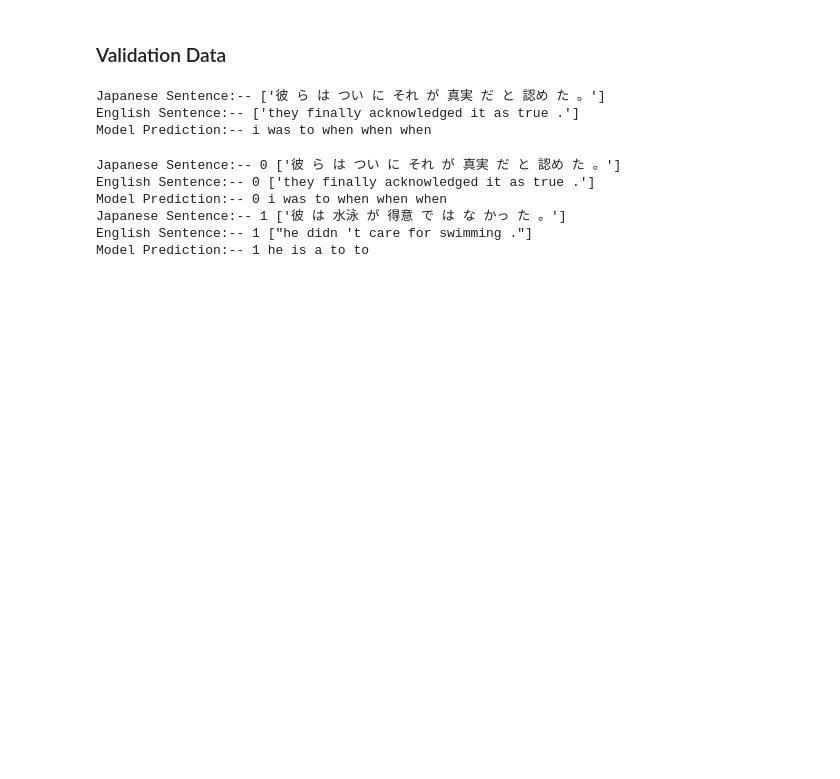
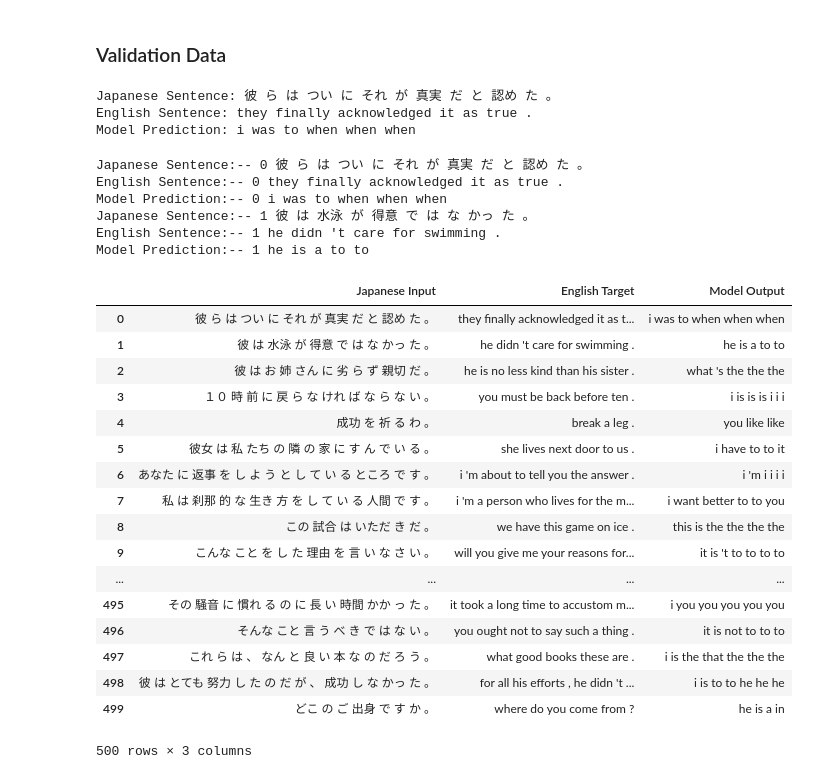
Before and after one commit to damorita/Japanese_Machine_Translation, a Jupyter notebook: Capstone-Japanese_Translation.ipynb, the cells around one changed output. Saved outputs shown, nothing was run; the diff lists cells and outputs as text; code cells hidden in the pictures; blank space fills up the shorter version.

```diff
--- a/Capstone-Japanese_Translation.ipynb
+++ b/Capstone-Japanese_Translation.ipynb
@@ -417,35 +413,64 @@ def translate(text):
     result = result[:result.find(' <PAD>')]
     return result
 # %%
+# Preprocess the Validation Data Set
+
 preproc_ja_sentences_test, preproc_en_sentences_test, ja_tokenizer_test, en_tokenizer_test = preprocess(ja_sent_token_test, en_sent_token_test)
-
 
 val_x = pad(preproc_ja_sentences_test, max_en_sequence_length)
 val_x = val_x.reshape((-1, preproc_en_sentences_test.shape[-2]))
 
-output = model.predict(val_x[:1])[0]
+#output = model.predict(val_x[:1])[0]
 
 # Print prediction(s)
-print("Japanese Sentence:--", ja_sent_token_test[:1])
-print("English Sentence:--", en_sent_token_test[:1])
-print("Model Prediction:--", translate(output))
+print("Japanese Sentence:", ja_sent_token_test[:1][0])
+print("English Sentence:", en_sent_token_test[:1][0])
+print("Model Prediction:", translate(output))
 # %% [output]
-Japanese Sentence:-- ['彼 ら は つい に それ が 真実 だ と 認め た 。']
-English Sentence:-- ['they finally acknowledged it as true .']
-Model Prediction:-- i was to when when when
+Japanese Sentence: 彼 ら は つい に それ が 真実 だ と 認め た 。
+English Sentence: they finally acknowledged it as true .
+Model Prediction: i was to when when when
 # %%
 for i in range(2):
-    print("Japanese Sentence:--",i, ja_sent_token_test[i:i+1])
-    print("English Sentence:--",i, en_sent_token_test[i:i+1])
+    print("Japanese Sentence:--",i, ja_sent_token_test[i:i+1][0])
+    print("English Sentence:--",i, en_sent_token_test[i:i+1][0])
     print("Model Prediction:--",i, translate(model.predict(val_x[i:i+1])[0]))
     #print(val_x[i][0])
 # %% [output]
-Japanese Sentence:-- 0 ['彼 ら は つい に それ が 真実 だ と 認め た 。']
-English Sentence:-- 0 ['they finally acknowledged it as true .']
+Japanese Sentence:-- 0 彼 ら は つい に それ が 真実 だ と 認め た 。
+English Sentence:-- 0 they finally acknowledged it as true .
 Model Prediction:-- 0 i was to when when when
-Japanese Sentence:-- 1 ['彼 は 水泳 が 得意 で は な かっ た 。']
-English Sentence:-- 1 ["he didn 't care for swimming ."]
+Japanese Sentence:-- 1 彼 は 水泳 が 得意 で は な かっ た 。
+English Sentence:-- 1 he didn 't care for swimming .
 Model Prediction:-- 1 he is a to to
+# %%
+data = []
+
+for i in range(len(ja_sent_token_test)):
+    data.append([ja_sent_token_test[i:i+1][0],en_sent_token_test[i:i+1][0],translate(model.predict(val_x[i:i+1])[0])])
+
+valdation_df = pd.DataFrame(data, columns=['Japanese Input', 'English Target', 'Model Output'])
+
+valdation_df
+# %% [output]
+|  | Japanese Input | English Target | Model Output |
+| 0 | 彼 ら は つい に それ が 真実 だ と 認め た 。 | they finally acknowledged it as t... | i was to when when when |
+| 1 | 彼 は 水泳 が 得意 で は な かっ た 。 | he didn 't care for swimming . | he is a to to |
+| 2 | 彼 は お 姉 さん に 劣 ら ず 親切 だ 。 | he is no less kind than his sister . | what 's the the the |
+| 3 | １０ 時 前 に 戻 ら な けれ ば な ら な い 。 | you must be back before ten . | i is is is i i i |
+| 4 | 成功 を 祈 る わ 。 | break a leg . | you like like |
+| 5 | 彼女 は 私 たち の 隣 の 家 に す ん で い る 。 | she lives next door to us . | i have to to it |
+| 6 | あなた に 返事 を し よ う と し て い る ところ で す 。 | i 'm about to tell you the answer . | i 'm i i i i |
+| 7 | 私 は 刹那 的 な 生き 方 を し て い る 人間 で す 。 | i 'm a person who lives for the m... | i want better to to you |
+| 8 | この 試合 は いただ き だ 。 | we have this game on ice . | this is the the the the |
+| 9 | こんな こと を し た 理由 を 言 い な さ い 。 | will you give me your reasons for... | it is 't to to to to |
+| ... | ... | ... | ... |
+| 495 | その 騒音 に 慣れ る の に 長 い 時間 かか っ た 。 | it took a long time to accustom m... | i you you you you you |
+| 496 | そんな こと 言 う べ き で は な い 。 | you ought not to say such a thing . | it is not to to to |
+| 497 | これ ら は 、 なん と 良 い 本 な の だ ろ う 。 | what good books these are . | i is the that the the the |
+| 498 | 彼 は とても 努力 し た の だ が 、 成功 し な かっ た 。 | for all his efforts , he didn 't ... | i is to to he he he |
+| 499 | どこ の ご 出身 で す か 。 | where do you come from ? | he is a in |
+500 rows × 3 columns
 # %%
 #Calculate WER
 #https://martin-thoma.com/word-error-rate-calculation/
```
Also changed, not shown: parts of 7 cells of this notebook, 1 other file.
